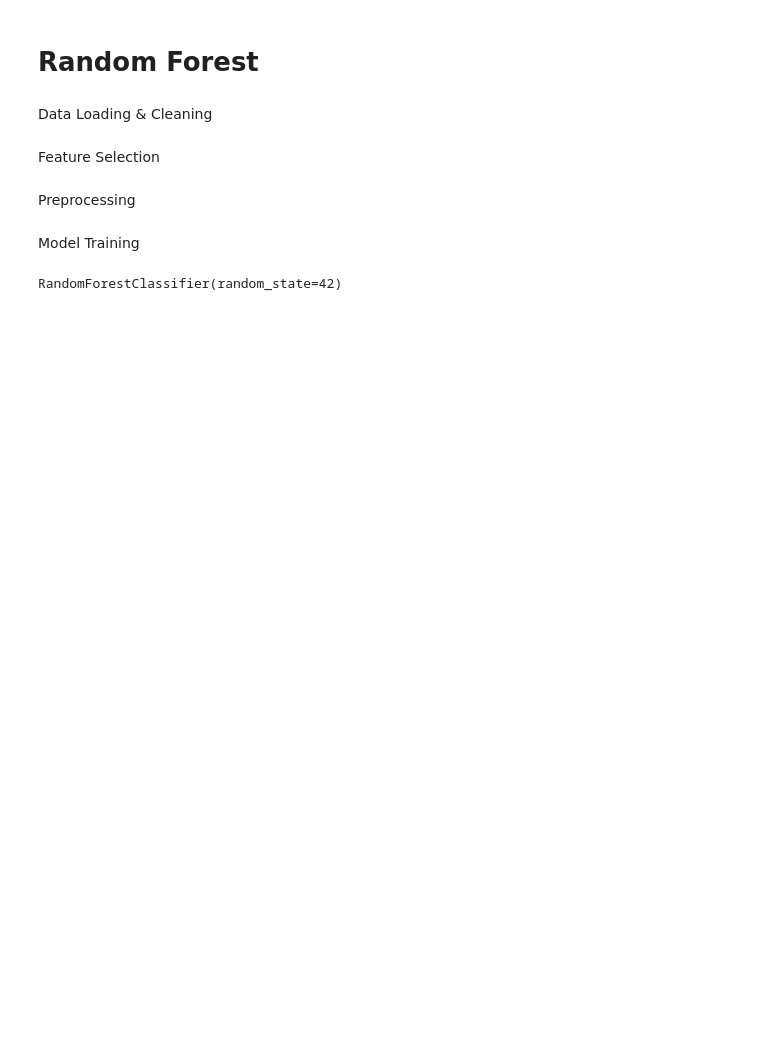
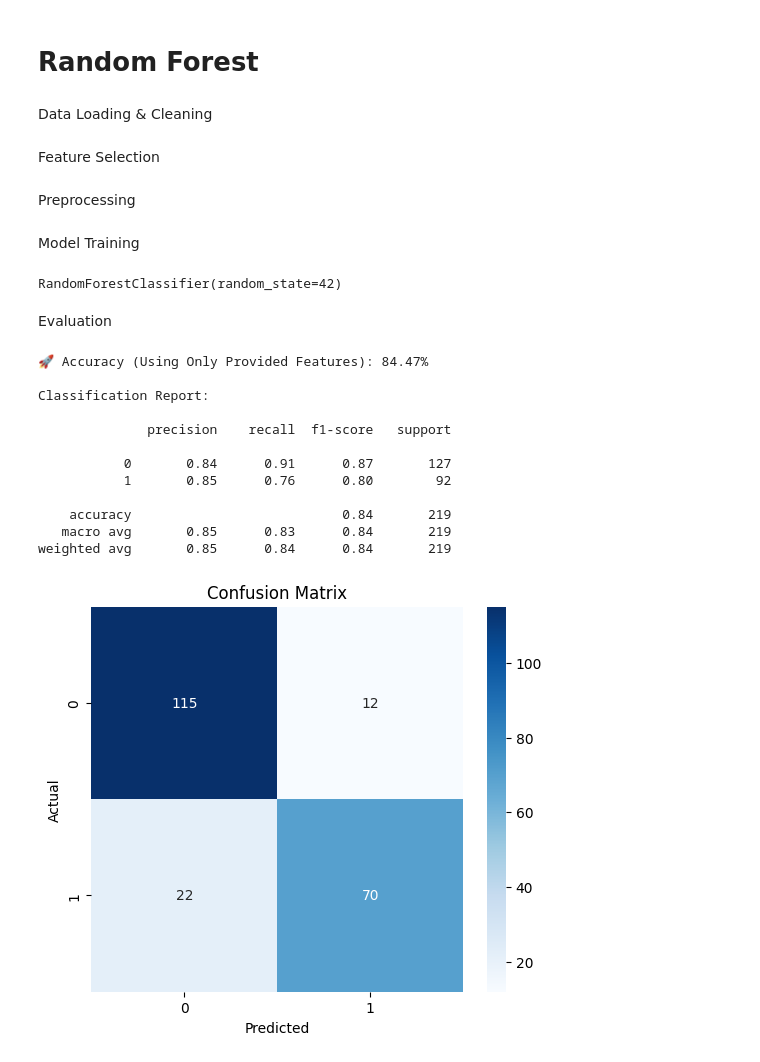
Before and after one commit to hanidew/WIE3007-DMW-GroupProject, a Jupyter notebook: Xayne's_Random_Forest_Model.ipynb, the cells around one changed output. Saved outputs shown, nothing was run; the diff lists cells and outputs as text; code cells hidden in the pictures; blank space fills up the shorter version.

Commit message:
viz: Add confusion matrix heatmap and accuracy metrics

```diff
--- a/Xayne's_Random_Forest_Model.ipynb
+++ b/Xayne's_Random_Forest_Model.ipynb
@@ -86,3 +86,37 @@ rf_model = RandomForestClassifier(n_estimators=100, random_state=42)
 rf_model.fit(X_train, y_train)
 # %% [output]
 RandomForestClassifier(random_state=42)
+# %% [markdown]
+Evaluation
+# %%
+# ==========================================
+# 5. EVALUATE
+# ==========================================
+y_pred = rf_model.predict(X_test)
+acc = accuracy_score(y_test, y_pred)
+
+print(f"🚀 Accuracy (Using Only Provided Features): {acc:.2%}")
+print("\nClassification Report:\n")
+print(classification_report(y_test, y_pred))
+
+# Confusion Matrix
+plt.figure(figsize=(6, 5))
+sns.heatmap(confusion_matrix(y_test, y_pred), annot=True, fmt='d', cmap='Blues')
+plt.title('Confusion Matrix')
+plt.ylabel('Actual')
+plt.xlabel('Predicted')
+plt.show()
+# %% [output]
+🚀 Accuracy (Using Only Provided Features): 84.47%
+
+Classification Report:
+
+              precision    recall  f1-score   support
+
+           0       0.84      0.91      0.87       127
+           1       0.85      0.76      0.80        92
+
+    accuracy                           0.84       219
+   macro avg       0.85      0.83      0.84       219
+weighted avg       0.85      0.84      0.84       219
+[figure, added]
```
